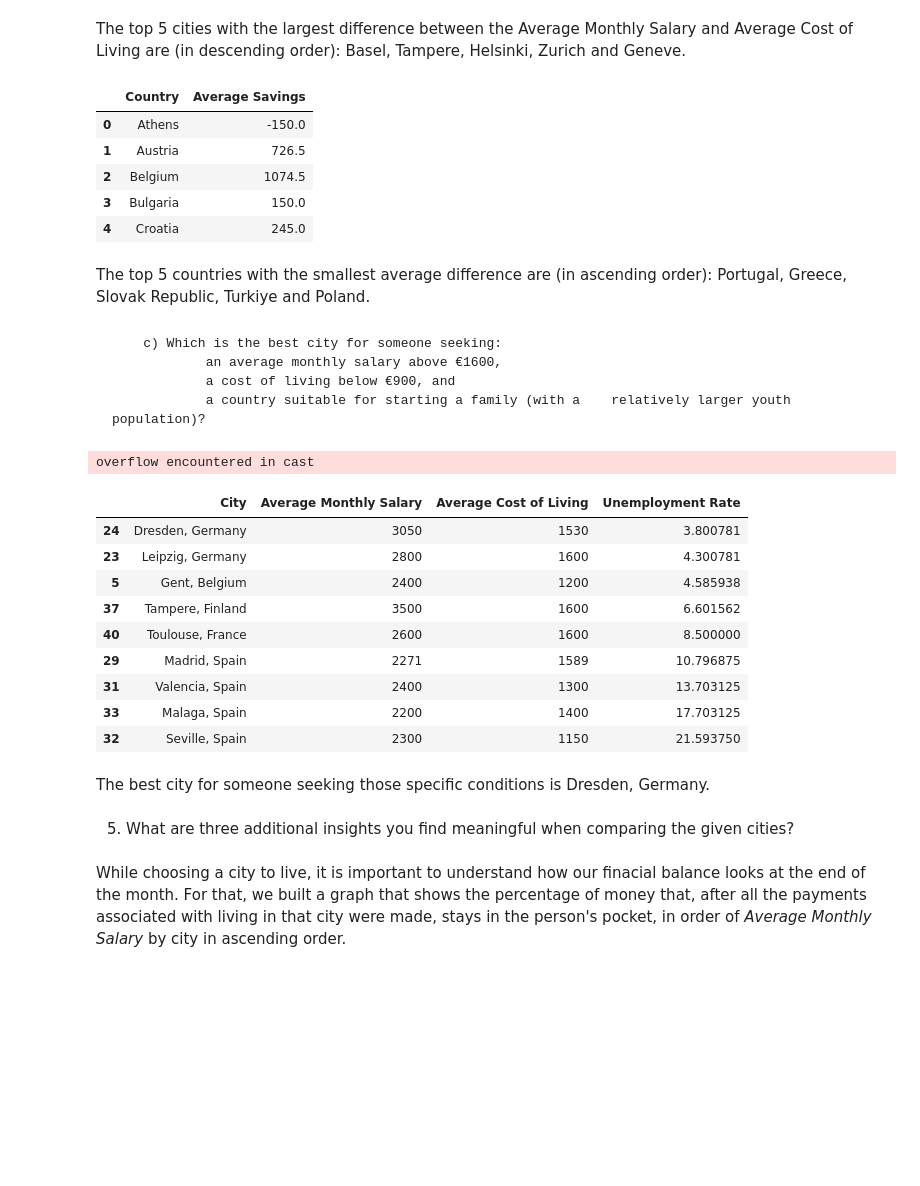
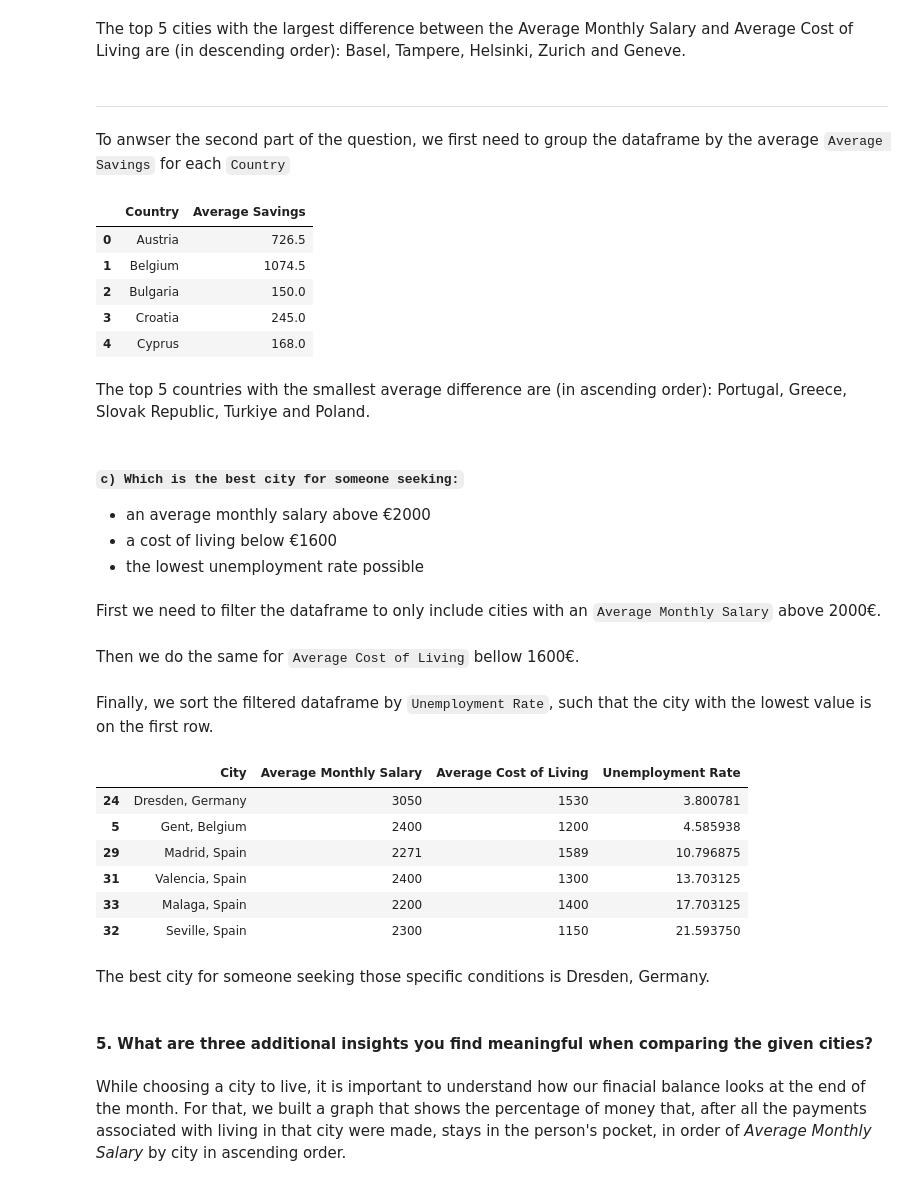
Before and after one commit to CoderCactus/WhereShouldILive, a Jupyter notebook: Group13_PDS_2526.ipynb, the cells around one changed output. Drawn from its saved outputs; the diff is of its cells as text; code cells hidden in the pictures; blank space fills up the shorter version.

```diff
--- a/Group13_PDS_2526.ipynb
+++ b/Group13_PDS_2526.ipynb
@@ -109,7 +120,7 @@ df = df.astype({'City': 'category',
                     'Unemployment Rate': 'float16',
                     'GDP per Capita': 'float32',
                     'Days of very strong heat stress': 'int8',
-                    'Main Spoken Languages': 'category',
+                    'Main Spoken Languages': 'object',
                     'Average Monthly Salary': 'int16',
                     'Average Rent Price': 'int16',
                     'Average Cost of Living': 'int16',
@@ -239,17 +292,18 @@ In the previuos output, we can see that the type of the columns has changed. So,
 # %%
-df = df.astype({'City': 'category',
-                    'Population Density': 'float16',
-                    'Population': 'int32',
-                    'Working Age Population ': 'float32',
-                    'Youth Dependency Ratio': 'float16',
-                    'Unemployment Rate': 'float16',
-                    'GDP per Capita': 'float32',
-                    'Days of very strong heat stress': 'int8',
-                    'Main Spoken Languages': 'category',
-                    'Average Monthly Salary': 'int16',
-                    'Average Rent Price': 'int16',
-                    'Average Cost of Living': 'int16',
-                    'Last Data Update': 'datetime64[ns]'})
+df = df.astype({'City': 'object',
+                'Population Density': 'int16',
+                'Population': 'int32',
+                'Working Age Population ': 'int32',
+                'Youth Dependency Ratio': 'float16',
+                'Unemployment Rate': 'float16',
+                'GDP per Capita': 'float32',
+                'Days of very strong heat stress': 'int8',
+                'Main Spoken Languages': 'object',
+                'Average Monthly Salary': 'int16',
+                'Average Rent Price': 'int16',
+                'Average Cost of Living': 'int16',
+                'Last Data Update': 'datetime64[ns]'
+                })
 
-df.head()
+df.info()
 # %% [output]
@@ -324,7 +392,7 @@ Average Cost of Living                            1200
 Last Data Update                   2024-07-16 00:00:00
 Name: 46, dtype: object
 # %%
-temp.loc[46, 0] = 'Athens, Greece'
+temp.loc[46, 'City'] = 'Athens, Greece'
 
 temp.loc[46]
 # %% [output]
@@ -602,6 +687,10 @@ fig.show()
 # %% [markdown]
 The top 5 cities with the largest difference between the Average Monthly Salary and Average Cost of Living are (in descending order):
 Basel, Tampere, Helsinki, Zurich and Geneve.
+# %% [markdown]
+-----------------------------------------------------------
+# %% [markdown]
+To anwser the second part of the question, we first need to group the dataframe by the average ``Average Savings`` for each ``Country``
 # %%
 savings_per_country = pd.pivot_table(city_data_copy, index='Country',
                                     values='Average Savings',
@@ -609,9 +698,9 @@ savings_per_country = pd.pivot_table(city_data_copy, index='Country',
 savings_per_country.head()
 # %% [output]
 |  | Country | Average Savings |
-| 0 | Athens | -150.0 |
-| 1 | Austria | 726.5 |
-| 2 | Belgium | 1074.5 |
-| 3 | Bulgaria | 150.0 |
-| 4 | Croatia | 245.0 |
+| 0 | Austria | 726.5 |
+| 1 | Belgium | 1074.5 |
+| 2 | Bulgaria | 150.0 |
+| 3 | Croatia | 245.0 |
+| 4 | Cyprus | 168.0 |
 # %%
@@ -628,7 +728,10 @@ fig.show()
 The top 5 countries with the smallest average difference are (in ascending order):
 Portugal, Greece, Slovak Republic, Turkiye and Poland.
 # %% [markdown]
-        c) Which is the best city for someone seeking:
-                an average monthly salary above €1600,
-                a cost of living below €900, and
-                a country suitable for starting a family (with a    relatively larger youth population)?
+##### ``c) Which is the best city for someone seeking:``
+
+- an average monthly salary above €2000
+- a cost of living below €1600
+- the lowest unemployment rate possible
+# %% [markdown]
+First we need to filter the dataframe to only include cities with an ``Average Monthly Salary`` above 2000€.
@@ -635,16 +740,16 @@ Portugal, Greece, Slovak Republic, Turkiye and Poland.
+# %% [markdown]
+Then we do the same for ``Average Cost of Living`` bellow 1600€.
+# %%
+city_data_filtered = city_data_filtered[(city_data_filtered['Average Cost of Living'] < 1600)]
+# %% [markdown]
+Finally, we sort the filtered dataframe by ``Unemployment Rate``, such that the city with the lowest value is on the first row.
 # %%
-city_data_filtered = city_data_copy[(city_data_copy['Average Monthly Salary'] > 2000)]
-city_data_filtered = city_data_filtered[(city_data_filtered['Average Cost of Living'] <= 1600)]
 city_data_filtered_sorted = city_data_filtered.sort_values(by = 'Unemployment Rate')
 city_data_filtered_sorted[['City', 'Average Monthly Salary', 'Average Cost of Living', 'Unemployment Rate']]
 # %% [output]
-overflow encountered in cast
 |  | City | Average Monthly Salary | Average Cost of Living | Unemployment Rate |
 | 24 | Dresden, Germany | 3050 | 1530 | 3.800781 |
-| 23 | Leipzig, Germany | 2800 | 1600 | 4.300781 |
 | 5 | Gent, Belgium | 2400 | 1200 | 4.585938 |
-| 37 | Tampere, Finland | 3500 | 1600 | 6.601562 |
-| 40 | Toulouse, France | 2600 | 1600 | 8.500000 |
 | 29 | Madrid, Spain | 2271 | 1589 | 10.796875 |
 | 31 | Valencia, Spain | 2400 | 1300 | 13.703125 |
 | 33 | Malaga, Spain | 2200 | 1400 | 17.703125 |
@@ -652,7 +757,7 @@ overflow encountered in cast
 # %% [markdown]
 The best city for someone seeking those specific conditions is Dresden, Germany.
 # %% [markdown]
-5. What are three additional insights you find meaningful when comparing the given cities?
+#### 5. What are three additional insights you find meaningful when comparing the given cities?
 # %% [markdown]
 While choosing a city to live, it is important to understand how our finacial balance looks at the end of the month. For that, we built a graph that shows the percentage of money that, after all the payments associated with living in that city were made, stays in the person's pocket, in order of *Average Monthly Salary* by city in ascending order.
 # %%
```
Also changed, not shown: parts of 96 cells of this notebook.
